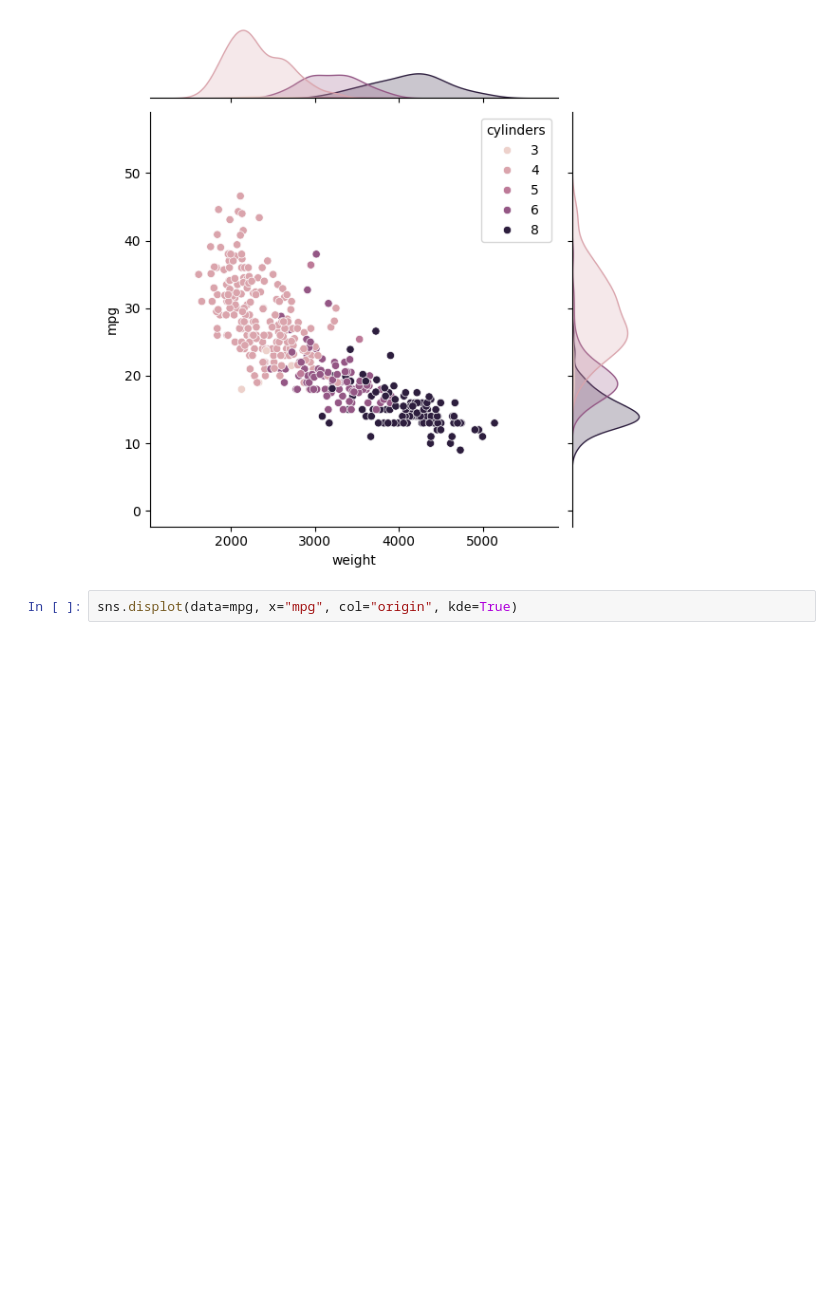
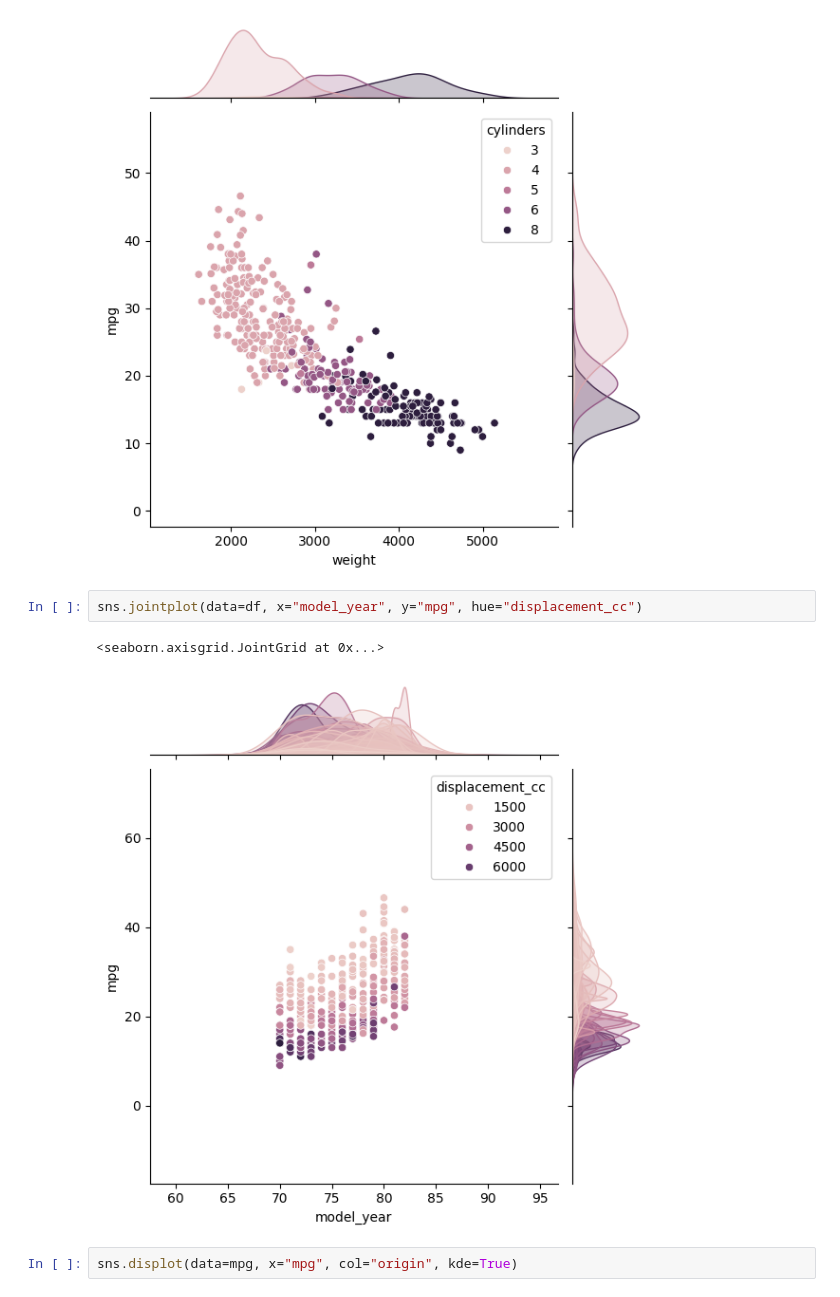
Before and after one commit to dfintel25/datafun-06-eda, a Jupyter notebook: fintel_eda.ipynb, the cells around one changed output. Saved outputs shown, nothing was run; the diff lists cells and outputs as text; blank space fills up the shorter version.

```diff
--- a/fintel_eda.ipynb
+++ b/fintel_eda.ipynb
@@ -160,6 +160,11 @@ sns.jointplot(data=mpg, x="weight", y="mpg", hue="cylinders")
 # %% [output]
 <seaborn.axisgrid.JointGrid at 0x...>
 [figure]
+# %%
+sns.jointplot(data=df, x="model_year", y="mpg", hue="displacement_cc")
+# %% [output]
+<seaborn.axisgrid.JointGrid at 0x...>
+[figure, added]
 # %%
 sns.displot(data=mpg, x="mpg", col="origin", kde=True)
 # %% [output]
```
Also changed, not shown: parts of 3 cells of this notebook.
